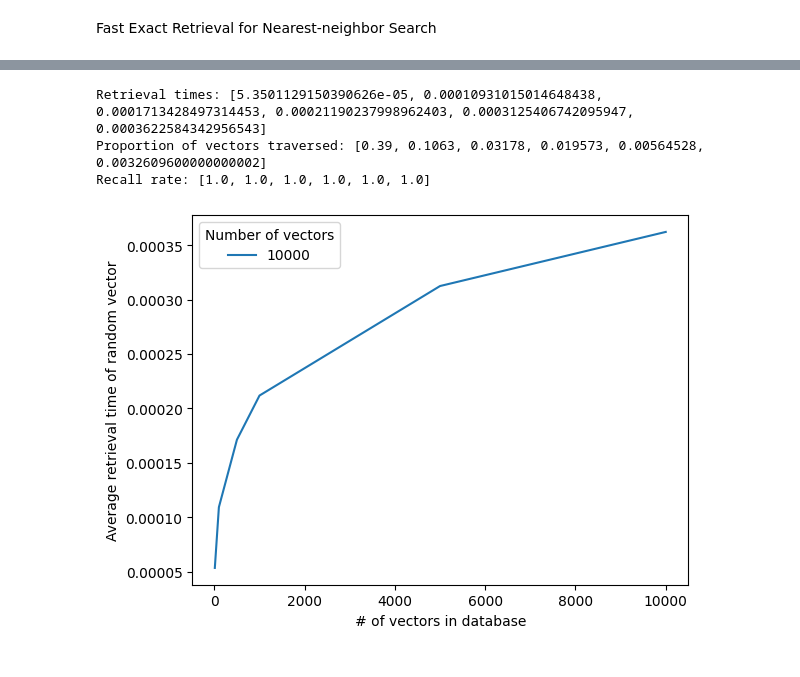
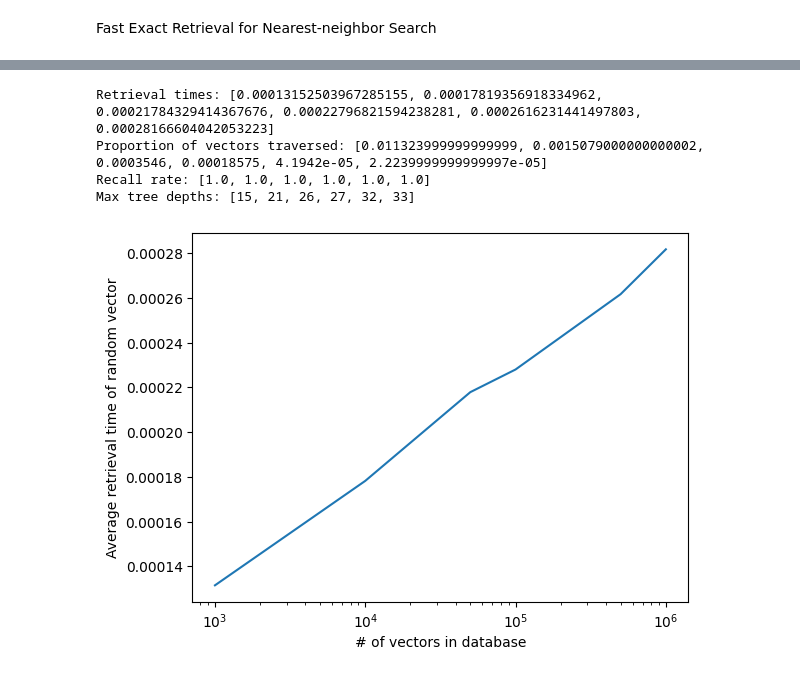
Before and after one commit to RichardZhu123/ferns, a Jupyter notebook: experiments.ipynb, the cells around one changed output, grey strips where cells are left out. Saved outputs shown, nothing was run; the diff lists cells and outputs as text; code cells hidden in the pictures.

Commit message:
Experiments up to 1M vectors, still logarithmic

```diff
--- a/experiments.ipynb
+++ b/experiments.ipynb
@@ -33,11 +35,13 @@ class VectorNode:
         self.right = None
         self.parent = None
         self.isRed = True
+        self.depth = 0
 
 class VectorTree:
     def __init__(self):
         self.root = VectorNode(None)
         self.root.isRed = False
+        self.max_depth = 0
 
     def insert(self, vector):
         if self.root is None:
@@ -52,11 +56,15 @@ class VectorTree:
             node.left = VectorNode(vector)
             node.left.parent = node
             node.left.isRed = True
+            node.left.depth = node.depth + 1
+            self.max_depth = max(node.left.depth, self.max_depth)
             return node.left
         elif node.right is None:
             node.right = VectorNode(vector)
             node.right.parent = node
             node.right.isRed = True
+            node.right.depth = node.depth + 1
+            self.max_depth = max(node.right.depth, self.max_depth)
             return node.right
         elif self.compare(vector, node.left.vector, node.right.vector)[0] < 0:
             return self._insert(vector, node.left)
@@ -119,7 +127,8 @@ class VectorTree:
         # q_v1_dot = self.cosine_similarity(query, v1)
         # q_v2_dot = self.cosine_similarity(query, v2)
         # proportion_v1_ip = q_v1_dot / (q_v1_dot + q_v2_dot) # proportion of inner product that v1 contributes
-        can_prune = proportion_v2_euc < 0.49 or proportion_v2_euc > 0.51 # whether the sub-tree rooted at v1 or v2 can be pruned
+        # can_prune = proportion_v2_euc < 0.25 or proportion_v2_euc > 0.75 # whether the sub-tree rooted at v1 or v2 can be pruned
+        can_prune = True
         # print("'closeness' of query to v2 vector:", proportion_v2_euc)
         return 0.5 - proportion_v2_euc, can_prune
 # %%
@@ -128,7 +137,7 @@ import numpy as np
 
 # create a list of num_vectors
 num_vectors = [1, 10, 50, 100, 500, 1000]
-num_vectors = [10*e for e in num_vectors]
+num_vectors = [1000*e for e in num_vectors]
 
 dim = 128
 
@@ -139,6 +148,8 @@ proportion_traversed = []
 
 # avg. recall per num_vectors item
 recalls = []
+# max tree depth per tree
+max_tree_depths = []
 
 # for each num_vector
 for num_vector in num_vectors:
@@ -147,7 +158,7 @@ for num_vector in num_vectors:
     vector_db = [] # list of all vectors
 
     # insert num_vector random vectors
-    for i in range(num_vector):
+    for i in tqdm(range(num_vector)):
         vector = np.random.rand(dim)
         vector /= np.linalg.norm(vector)
         # vector = np.random.randint(2, size=dim)
@@ -159,39 +170,42 @@ for num_vector in num_vectors:
     num_visited_for_selected_vector = []
     recall_for_selected_vector = []
     # for each retrieval
-    for query in vector_db:
+    for query in random.sample(vector_db, 1000):
         # query = np.random.rand(dim)
         # query /= np.linalg.norm(query)
         # query = np.random.randint(2, size=dim)
         start_time = time.time()
         vector, num_visited = tree.retrieve_nearest(query)
         end_time = time.time()
         # if not np.array_equal(np.array(vector), np.array(selected_vector)):
         #     print("Error")
         retrieval_time = end_time - start_time
         retrieval_times_for_selected_vector.append(retrieval_time)
         num_visited_for_selected_vector.append(num_visited)
         recall_for_selected_vector.append(np.array_equal(np.array(vector), np.array(query)))
 
 
     retrieval_times.append(sum(retrieval_times_for_selected_vector) / len(retrieval_times_for_selected_vector))
     proportion_traversed.append(sum(num_visited_for_selected_vector) / len(num_visited_for_selected_vector) / num_vector)
     recalls.append(sum(recall_for_selected_vector) / len(recall_for_selected_vector))
+    max_tree_depths.append(tree.max_depth)
 
 print("Retrieval times:", retrieval_times)
 print("Proportion of vectors traversed:", proportion_traversed)
 print("Recall rate:", recalls)
+print("Max tree depths:", max_tree_depths)
 # plot the average retrieval times for this num_vector
 plt.plot(num_vectors, retrieval_times, label=str(num_vector))
 
 # set the x-axis label and legend
 plt.xlabel('# of vectors in database')
 plt.ylabel('Average retrieval time of random vector')
-plt.legend(title='Number of vectors')
+# plt.legend(title='Number of vectors')
 plt.xscale('log')
 plt.show()
 # %% [output]
-Retrieval times: [5.3501129150390626e-05, 0.00010931015014648438, 0.0001713428497314453, 0.00021190237998962403, 0.0003125406742095947, 0.0003622584342956543]
-Proportion of vectors traversed: [0.39, 0.1063, 0.03178, 0.019573, 0.00564528, 0.0032609600000000002]
+Retrieval times: [0.00013152503967285155, 0.00017819356918334962, 0.00021784329414367676, 0.00022796821594238281, 0.0002616231441497803, 0.00028166604042053223]
+Proportion of vectors traversed: [0.011323999999999999, 0.0015079000000000002, 0.0003546, 0.00018575, 4.1942e-05, 2.2239999999999997e-05]
 Recall rate: [1.0, 1.0, 1.0, 1.0, 1.0, 1.0]
+Max tree depths: [15, 21, 26, 27, 32, 33]
-[figure, old version]
+[figure, new version]
```
Also changed, not shown: parts of 2 cells of this notebook.
